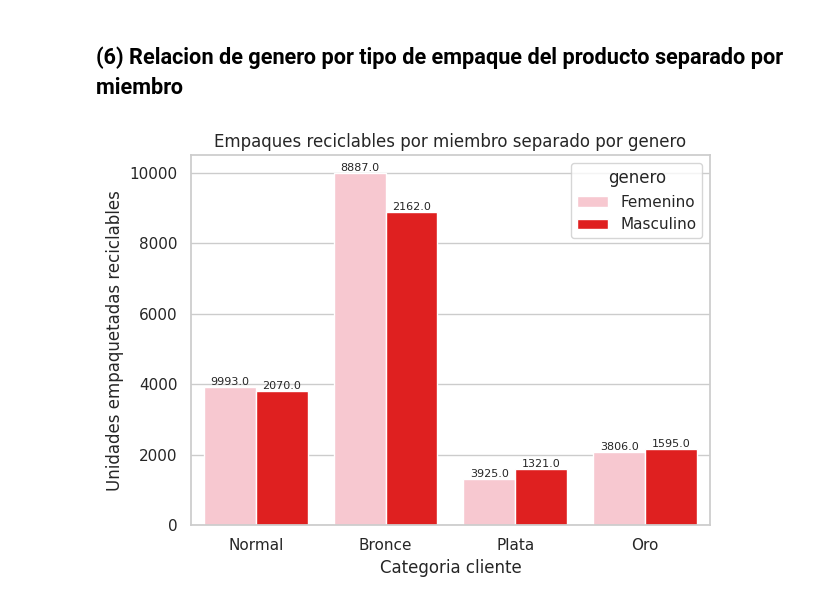
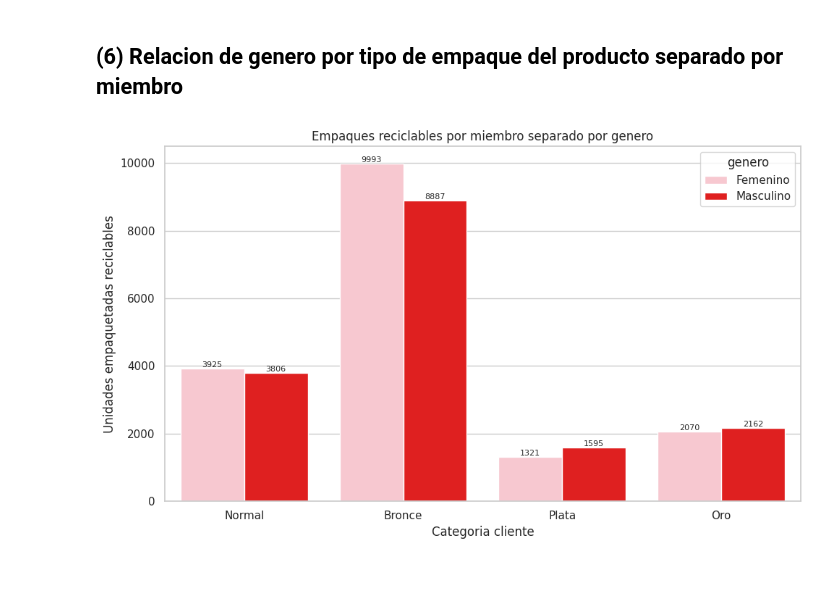
Before and after one commit to Bigote93/EscenciaDelCliente, a Jupyter notebook: EscenciaDelCliente.ipynb, the cells around one changed output. Drawn from its saved outputs; the diff is of its cells as text; code cells hidden in the pictures; blank space fills up the shorter version.

```diff
--- a/EscenciaDelCliente.ipynb
+++ b/EscenciaDelCliente.ipynb
@@ -776,0 +717,28 @@ df_paisTipoVenta.sample(5)
+# %%
+# Crea una figura
+fig, ax = plt.subplots(figsize = (10,8))
+
+# Definir una paleta de colores personalizada para los géneros
+palette = {'Canadá': 'red', 'Estados Unidos': 'blue', 'México': 'green'}
+
+# Gráfico de tipo de producto por país
+sns.barplot(
+    x="tipo",
+    y="cantidad_producto",
+    hue="pais",
+    data=df_paisTipoVenta,
+    saturation = 0.75,
+    palette = palette)
+
+
+for i, bar in enumerate(plt.gca().patches):
+  plt.text(bar.get_x() + bar.get_width() / 2, bar.get_y() + bar.get_height(), df_paisTipoVenta['cantidad_producto'].iloc[i], ha="center", va="bottom",fontsize=8)
+
+
+plt.title('Tipo de alimento por Pais - Muestral')
+plt.xlabel('Tipo')
+plt.ylabel('Unidades vendidas')
+
+plt.show()
+
+##ReaLACIONAR LA CANTIDAD DE POBLACION (REVISAR LA DENSIDAD PIOBLACIONAL PARA DEFINIR CORRECTAMENTE PROPORCIONALMENTE)
@@ -967,33 +938,43 @@ plt.show()
 # %% [markdown]
 ## (6) Relacion de genero por tipo de empaque del producto separado por miembro
 # %%
+# Crear un gráfico de barras agrupadas
+
+plt.figure(figsize=(10, 6))  # Reducir el tamaño de la figura
+
 
 # Concatenamos las columnas que nos interesan de los dataframes individualizados
 df_rel4 = pd.concat(
     [df_clientes[['miembro', 'genero']], df_venta['empaque_reciclable']],
     axis=1
 )
 
 # Sumamos la cantidad de registros de empaques reciclables por miembro / genero
 df_rel4 = df_rel4.groupby(['miembro', 'genero']).sum().reset_index()
 
 # Definimos el orden deseado de las categorías de miembros
 orden_miembros = ['Normal', 'Bronce', 'Plata', 'Oro']
 
 # Definir una paleta de colores personalizada para los géneros
 palette = {'Masculino': 'red', 'Femenino': 'pink'}
 
 # Generamos un gráfico de columnas con el orden especificado
 ax = sns.barplot(x="miembro", y="empaque_reciclable", hue="genero", data=df_rel4, order=orden_miembros, errorbar=None, palette=palette)
 plt.title("Empaques reciclables por miembro separado por genero")
 plt.xlabel("Categoria cliente")
 plt.ylabel("Unidades empaquetadas reciclables")
 plt.tight_layout()
 
 # Agregar etiquetas en la parte superior de cada barra
-for i, bar in enumerate(ax.patches):
-    plt.text(bar.get_x() + bar.get_width() / 2, bar.get_height(), df_rel4['empaque_reciclable'].iloc[i], ha="center", va="bottom", fontsize=8)
-
+for bar in ax.patches:
+    plt.text(
+        bar.get_x() + bar.get_width() / 2,
+        bar.get_height(),
+        f"{int(bar.get_height())}",  # Convertir el valor a entero y agregarlo como etiqueta
+        ha="center",
+        va="bottom",
+        fontsize=8
+    )
 plt.show()
 # %% [output]
-[figure, old version]
+[figure, new version]
```
Also changed, not shown: parts of 20 cells of this notebook.
